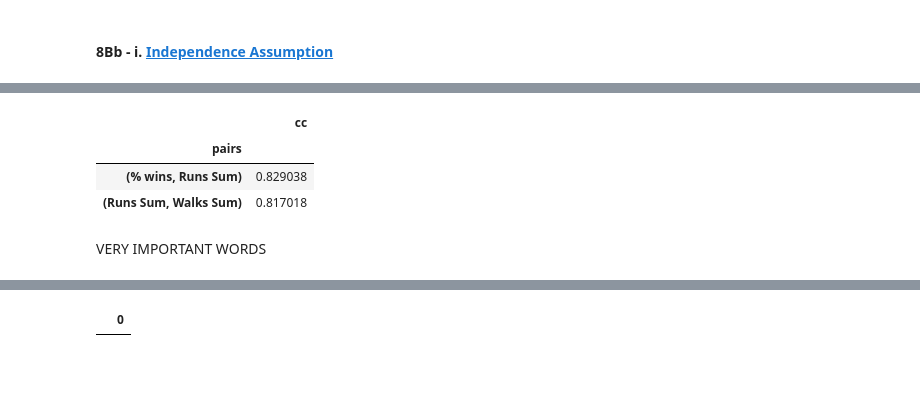
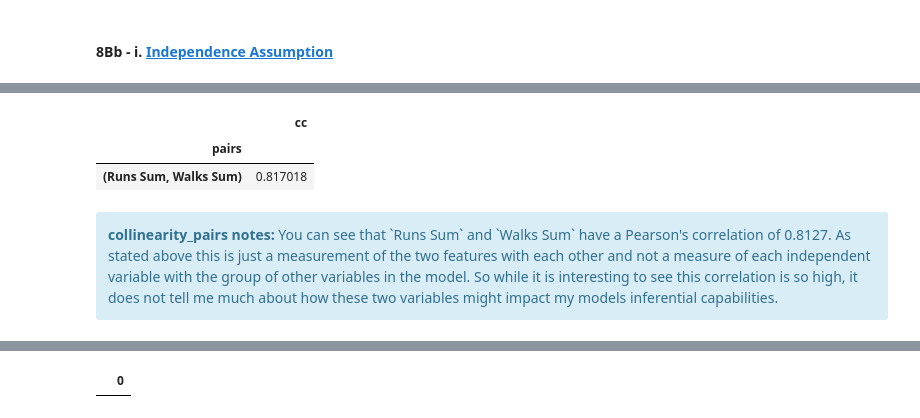
Before and after one commit to AgathaZareth/Capstone_Project, a Jupyter notebook: notebooks/Modeling.ipynb, the cells around one changed output, grey strips where cells are left out. Cells and saved outputs as stored; diff of their text form; code cells hidden in the pictures; blank space fills up the shorter version.

Commit message:
maybe finished notebook, might add fantasy roster

```diff
--- a/notebooks/Modeling.ipynb
+++ b/notebooks/Modeling.ipynb
@@ -1917,9 +1945,9 @@ VERY IMPORTANT WORDS
 # %%
-collinearity_pairs(final_scaled_model_df)
+collinearity_pairs(final_scaled_model_df.drop(target, axis=1))
 # %% [output]
 |  | cc |
 | pairs |  |
-| (% wins, Runs Sum) | 0.829038 |
 | (Runs Sum, Walks Sum) | 0.817018 |
-# %% [markdown]
-VERY IMPORTANT WORDS
+# %% [markdown]
+<div class="alert alert-block alert-info">
+<b>collinearity_pairs notes:</b> You can see that `Runs Sum` and `Walks Sum` have a Pearson's correlation of 0.8127. As stated above this is just a measurement of the two features with each other and not a measure of each independent variable with the group of other variables in the model. So while it is interesting to see this correlation is so high, it does not tell me much about how these two variables might impact my models inferential capabilities.  </div>
```
Also changed, not shown: parts of 170 cells of this notebook.
